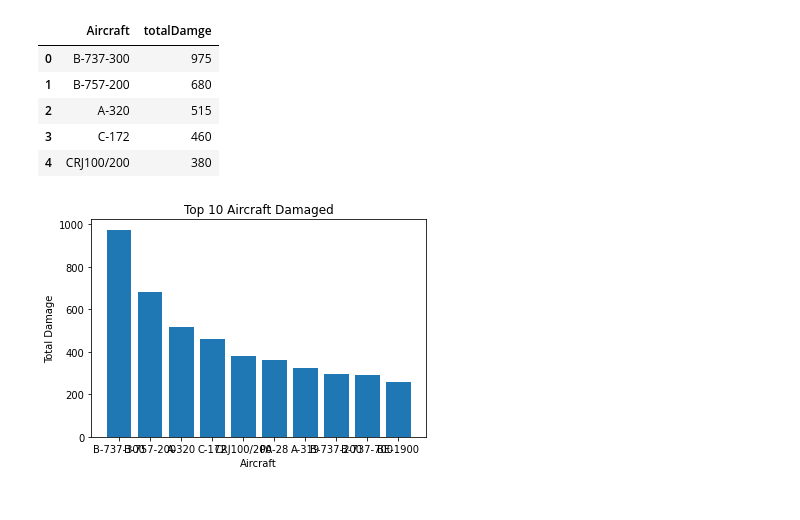
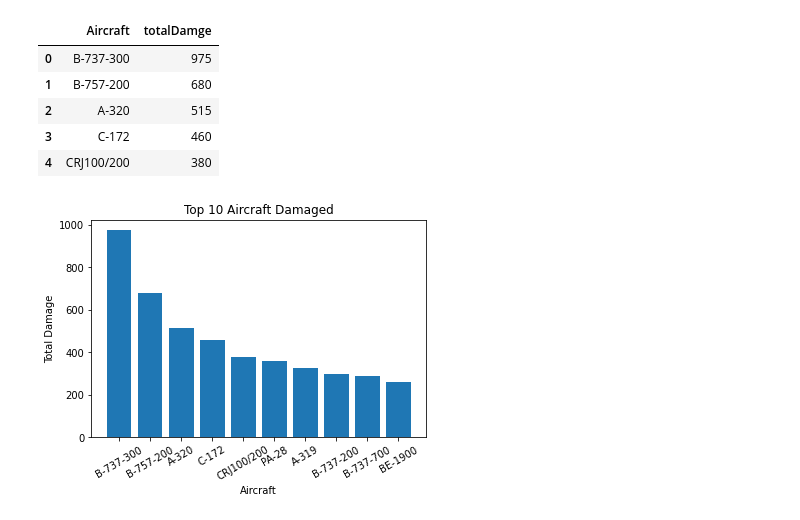
Before and after one commit to emadera80/Data-Engineering, a Jupyter notebook: Data Wrangling with Spark/Wrangling Data with Spark.ipynb, the cells around one changed output. Cells and saved outputs as stored; diff of their text form; code cells hidden in the pictures.

```diff
--- a/Data Wrangling with Spark/Wrangling Data with Spark.ipynb
+++ b/Data Wrangling with Spark/Wrangling Data with Spark.ipynb
@@ -121,8 +129,9 @@ damaged_aircraft.head()
 # %%
 plt.bar(damaged_aircraft['Aircraft'], damaged_aircraft['totalDamge'])
 plt.xlabel('Aircraft')
 plt.ylabel('Total Damage')
 plt.title('Top 10 Aircraft Damaged')
+plt.xticks(rotation=30)
 plt.show()
 # %% [output]
-[figure, old version]
+[figure, new version]
```
Also changed, not shown: parts of 3 cells of this notebook.
